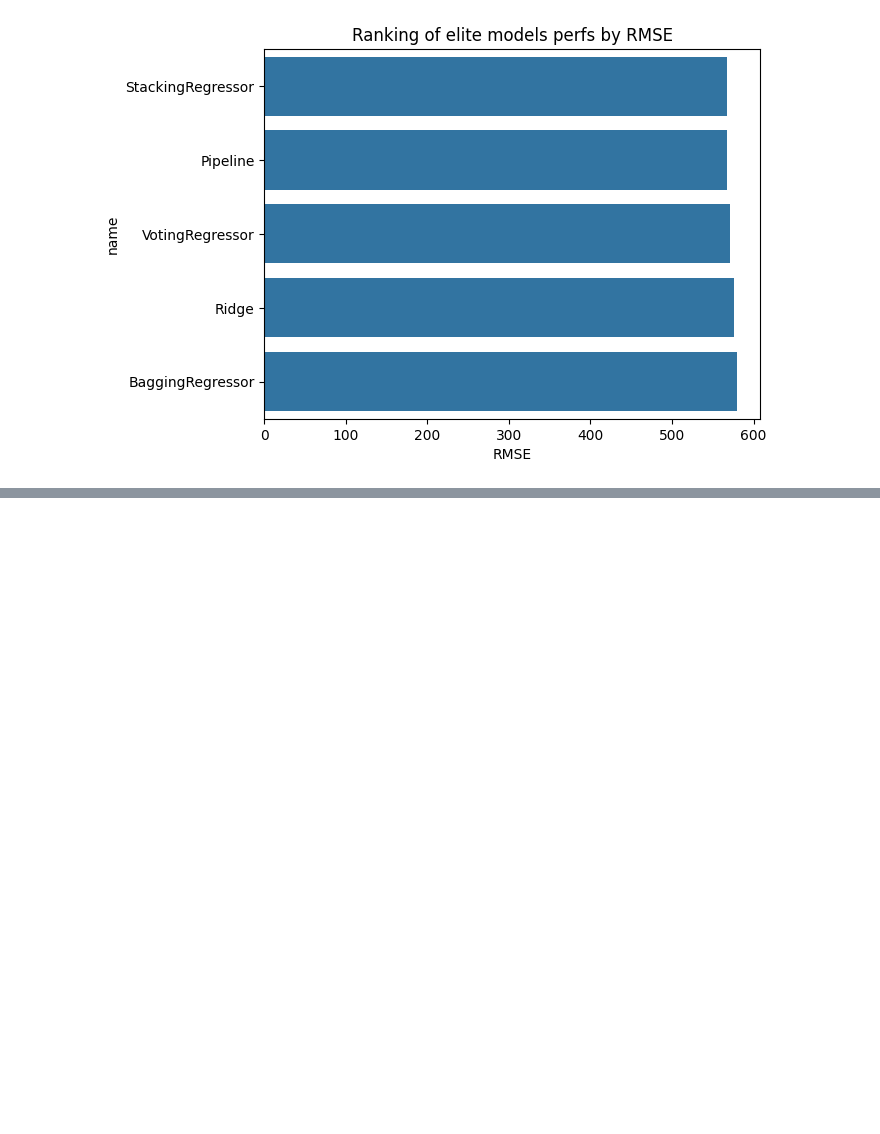
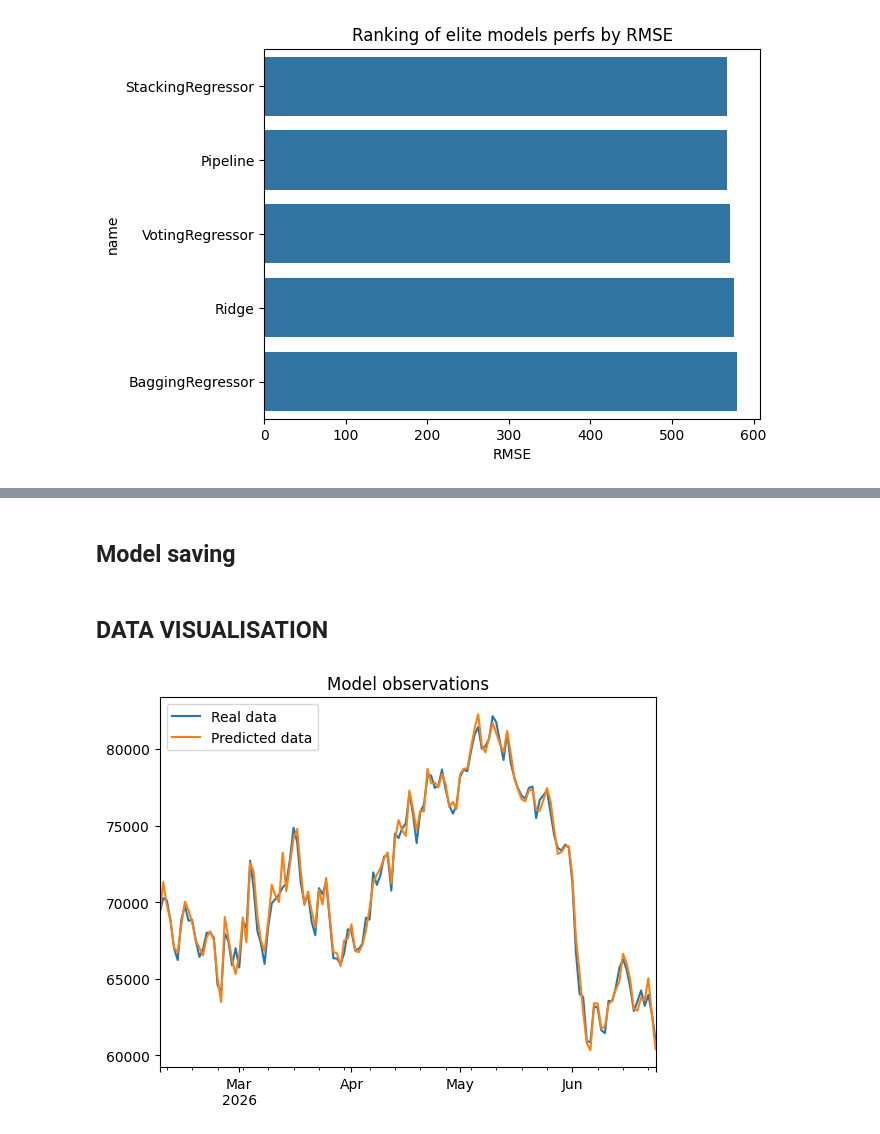
Before and after one commit to TheKryptonium/Bitcoin-price-prediction, a Jupyter notebook: Bitcoin_price_predictor.ipynb, the cells around one changed output, grey strips where cells are left out. Cells and saved outputs as stored; diff of their text form; code cells hidden in the pictures; blank space fills up the shorter version.

```diff
--- a/Bitcoin_price_predictor.ipynb
+++ b/Bitcoin_price_predictor.ipynb
@@ -833,0 +838,2 @@ NameError: name 'save_model_perfs' is not defined
+# %% [markdown]
+## Model saving
@@ -833,0 +842,18 @@ NameError: name 'save_model_perfs' is not defined
+# %% [markdown]
+## DATA VISUALISATION
+# %%
+dates = pd.date_range(start='2026-02-07', end='2026-06-24', freq='D')
+# %%
+y_preds = ensemble_stacking.predict(X_test)
+preds = pd.DataFrame(y_preds, columns=['BTC-USD'], index=dates)
+observations = pd.concat([y_test, preds], axis=1)
+# %%
+plt.title('Model observations')
+observations.iloc[:,0].plot()
+observations.iloc[:,1].plot()
+
+plt.legend(['Real data', 'Predicted data'])
+
+plt.savefig('figures/model_observations.png')
+# %% [output]
+[figure, added]
```
Also changed, not shown: parts of 9 cells of this notebook, 8 other files.
